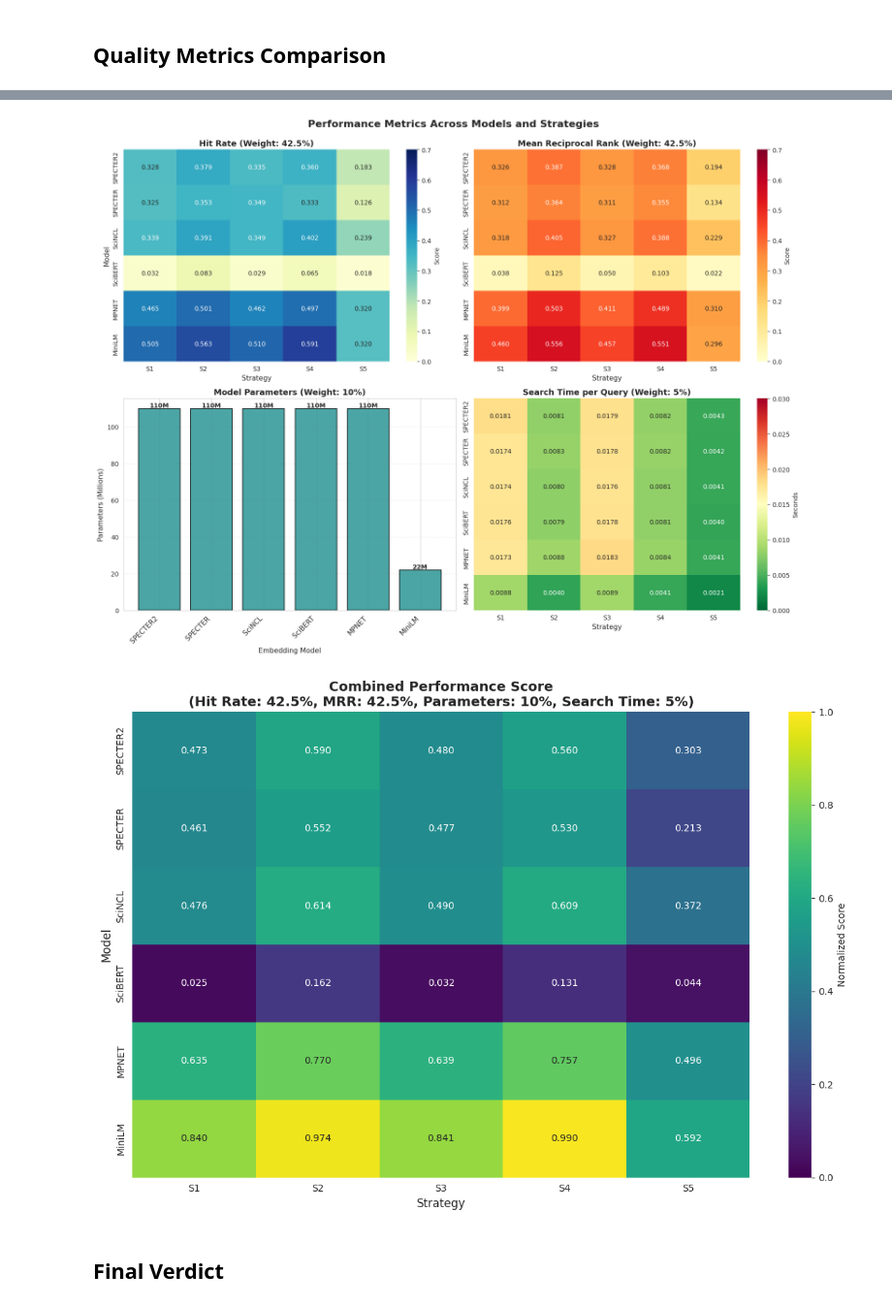
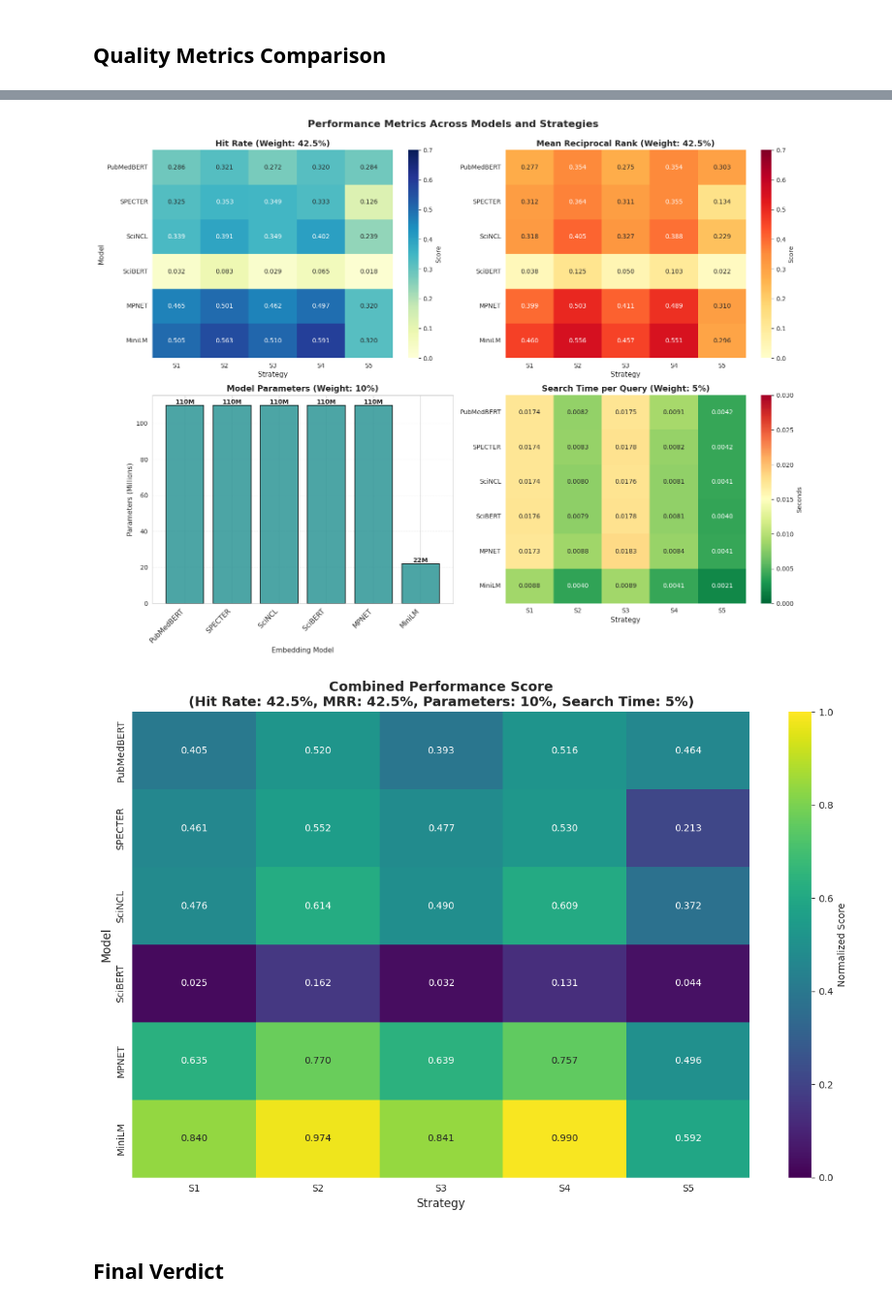
Before and after one commit to hakeematyab/Queryable-Shared-Reference-Repository, a Jupyter notebook: notebooks/Embedding_Chunking_Visualizations.ipynb, the cells around one changed output, grey strips where cells are left out. Shown: that part at 97% size. Drawn from its saved outputs; the diff is of its cells as text; code cells hidden in the pictures.

Commit message:
Removed specter2 and added pubmedbert

```diff
--- a/notebooks/Embedding_Chunking_Visualizations.ipynb
+++ b/notebooks/Embedding_Chunking_Visualizations.ipynb
@@ -82,12 +82,13 @@ runtime_metrics_df[runtime_metrics_df['embedding_model']=='specter2'][['strategy
 ## Quality Metrics Comparison
 # %%
 models = [
-    ('specter2', specter2_df, 'SPECTER2'),
+    # ('specter2', specter2_df, 'SPECTER2'),
+    ('pubmedbert',pubmedbert_df, 'PubMedBERT'),
     ('specter', specter_df, 'SPECTER'),
     ('scincl', scincl_df, 'SciNCL'),
     ('scibert', scibert_df, 'SciBERT'),
     ('mpnet', mpnet_df, 'MPNET'),
-    ('minilm', minilm_df, 'MiniLM')
+    ('minilm', minilm_df, 'MiniLM'),
 ]
 total_queries = 722
 for model_key, model_df, model_name in models:
@@ -132,7 +133,8 @@ import seaborn as sns
 import pandas as pd
 
 model_parameters = {
-    'specter2': 110,
+    # 'specter2': 110,
+    'pubmedbert': 110,
     'specter': 110,
     'scincl': 110,
     'scibert': 110,
@@ -141,7 +143,8 @@ model_parameters = {
 }
 
 models = [
-    ('specter2', specter2_df, 'SPECTER2'),
+    ('pubmedbert',pubmedbert_df, 'PubMedBERT'),
+    # ('specter2', specter2_df, 'SPECTER2'),
     ('specter', specter_df, 'SPECTER'),
     ('scincl', scincl_df, 'SciNCL'),
     ('scibert', scibert_df, 'SciBERT'),
@@ -211,34 +214,34 @@ for bar in bars_params:
 sns.heatmap(search_time_matrix, annot=True, fmt='.4f', cmap='RdYlGn_r',
             xticklabels=strategies, yticklabels=model_names,
             ax=axes[1, 1], cbar_kws={'label': 'Seconds'}, vmin=0, vmax=0.03)
 axes[1, 1].set_title('Search Time per Query (Weight: 5%)', fontsize=13, fontweight='bold')
 axes[1, 1].set_xlabel('Strategy', fontsize=11)
 axes[1, 1].set_ylabel('')
 
 plt.tight_layout()
 plt.show()
 
 hit_rate_norm = (hit_rate_matrix - hit_rate_matrix.min()) / (hit_rate_matrix.max() - hit_rate_matrix.min())
 mrr_norm = (mrr_matrix - mrr_matrix.min()) / (mrr_matrix.max() - mrr_matrix.min())
 search_time_norm = 1 - (search_time_matrix - search_time_matrix.min()) / (search_time_matrix.max() - search_time_matrix.min())
 params_norm = 1 - (params_matrix - params_matrix.min()) / (params_matrix.max() - params_matrix.min())
 
 combined_score = (hit_rate_norm * 0.425 + mrr_norm * 0.425 + params_norm * 0.10 + search_time_norm * 0.05)
 
 fig, ax = plt.subplots(figsize=(12, 8))
 
 sns.heatmap(combined_score, annot=True, fmt='.3f', cmap='viridis',
             xticklabels=strategies, yticklabels=model_names,
             ax=ax, cbar_kws={'label': 'Normalized Score'}, vmin=0, vmax=1)
 ax.set_title('Combined Performance Score\n(Hit Rate: 42.5%, MRR: 42.5%, Parameters: 10%, Search Time: 5%)',
              fontsize=14, fontweight='bold')
 ax.set_xlabel('Strategy', fontsize=12)
 ax.set_ylabel('Model', fontsize=12)
 
 plt.tight_layout()
 plt.show()
 # %% [output]
-[figure, old version]
+[figure, new version]
 [figure]
 # %% [markdown]
 ## Final Verdict
```
Also changed, not shown: parts of 1 cell of this notebook.
